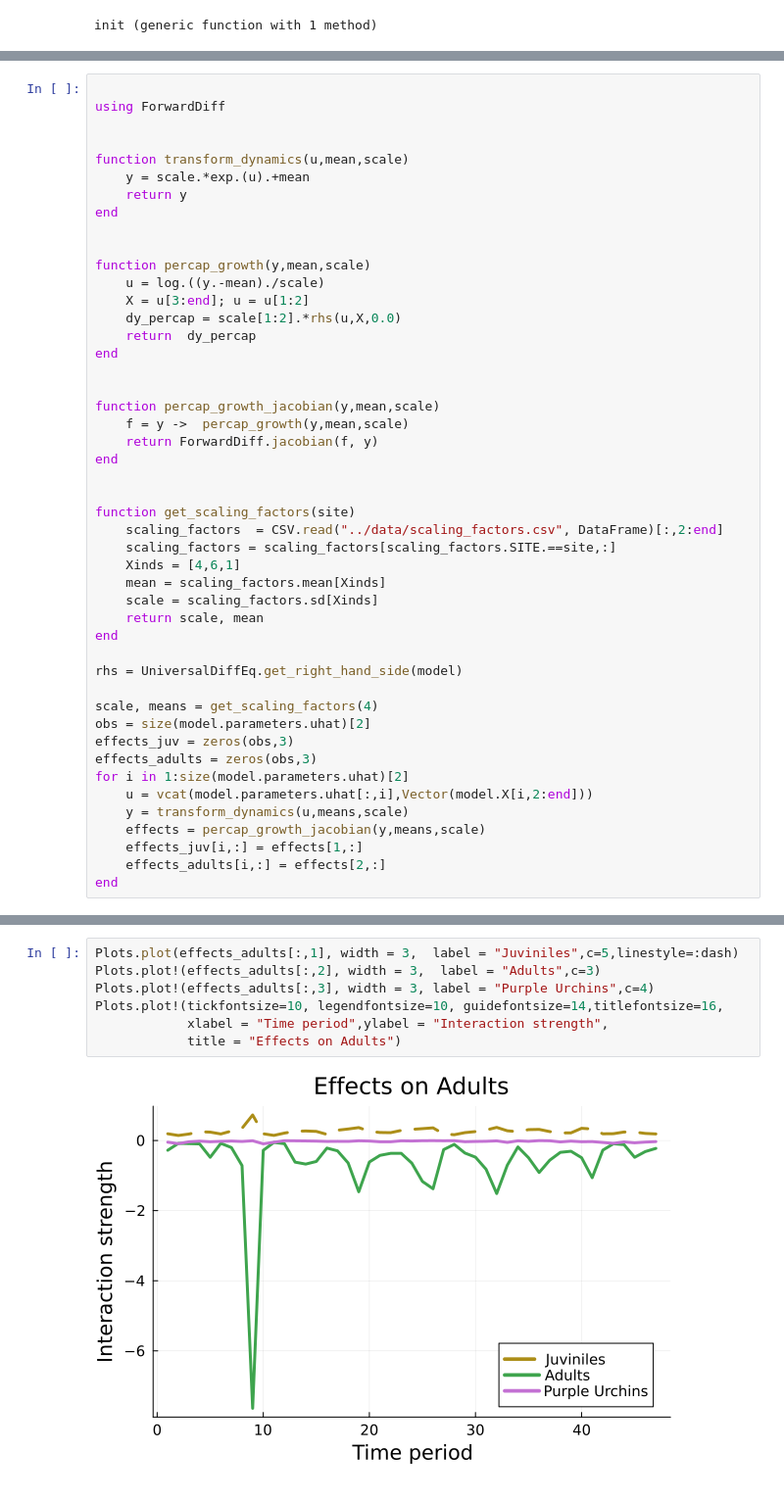
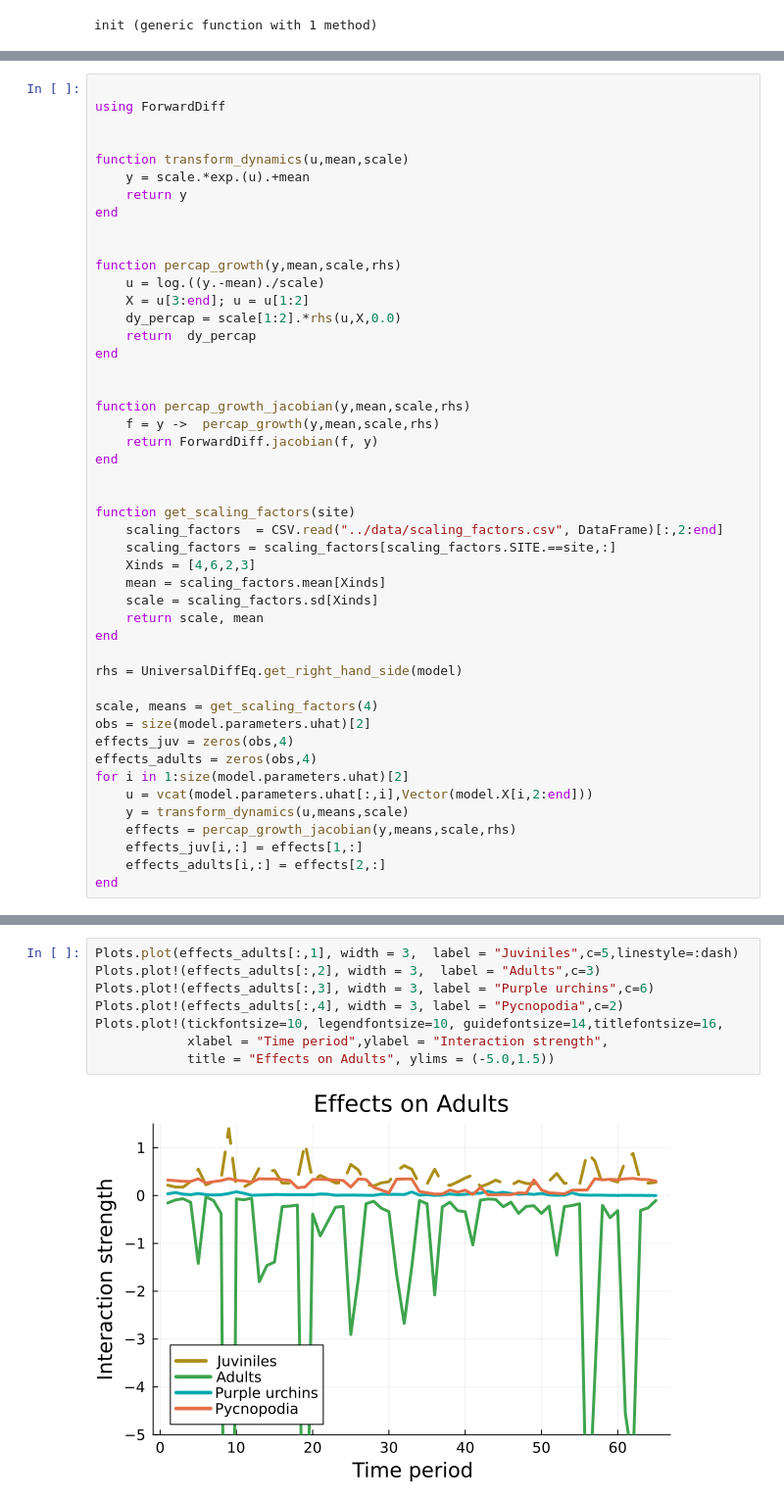
Before and after one commit to Jack-H-Buckner/SpatiallyReplicatedUDEs, a Jupyter notebook: analysis/Site_4_UDE.ipynb, the cells around one changed output, grey strips where cells are left out. Shown at 98% size. Drawn from its saved outputs; the diff is of its cells as text.

```diff
--- a/analysis/Site_4_UDE.ipynb
+++ b/analysis/Site_4_UDE.ipynb
@@ -71,7 +72,7 @@ function transform_dynamics(u,mean,scale)
 end
 
 
-function percap_growth(y,mean,scale)
+function percap_growth(y,mean,scale,rhs)
     u = log.((y.-mean)./scale)
     X = u[3:end]; u = u[1:2]
     dy_percap = scale[1:2].*rhs(u,X,0.0)
@@ -79,8 +80,8 @@ function percap_growth(y,mean,scale)
 end
 
 
-function percap_growth_jacobian(y,mean,scale)
-    f = y ->  percap_growth(y,mean,scale)
+function percap_growth_jacobian(y,mean,scale,rhs)
+    f = y ->  percap_growth(y,mean,scale,rhs)
     return ForwardDiff.jacobian(f, y)
 end
 
@@ -88,7 +89,7 @@ end
 function get_scaling_factors(site)
     scaling_factors  = CSV.read("../data/scaling_factors.csv", DataFrame)[:,2:end]
     scaling_factors = scaling_factors[scaling_factors.SITE.==site,:]
-    Xinds = [4,6,1]
+    Xinds = [4,6,2,3]
     mean = scaling_factors.mean[Xinds]
     scale = scaling_factors.sd[Xinds]
     return scale, mean
@@ -98,12 +99,12 @@ rhs = UniversalDiffEq.get_right_hand_side(model)
 
 scale, means = get_scaling_factors(4)
 obs = size(model.parameters.uhat)[2]
-effects_juv = zeros(obs,3)
-effects_adults = zeros(obs,3)
+effects_juv = zeros(obs,4)
+effects_adults = zeros(obs,4)
 for i in 1:size(model.parameters.uhat)[2]
     u = vcat(model.parameters.uhat[:,i],Vector(model.X[i,2:end]))
     y = transform_dynamics(u,means,scale)
-    effects = percap_growth_jacobian(y,means,scale)
+    effects = percap_growth_jacobian(y,means,scale,rhs)
     effects_juv[i,:] = effects[1,:]
     effects_adults[i,:] = effects[2,:]
 end
@@ -119,9 +121,10 @@ Plots.plot!(tickfontsize=10, legendfontsize=10, guidefontsize=14,titlefontsize=1
 # %%
 Plots.plot(effects_adults[:,1], width = 3,  label = "Juviniles",c=5,linestyle=:dash)
 Plots.plot!(effects_adults[:,2], width = 3,  label = "Adults",c=3)
-Plots.plot!(effects_adults[:,3], width = 3, label = "Purple Urchins",c=4)
+Plots.plot!(effects_adults[:,3], width = 3, label = "Purple urchins",c=6)
+Plots.plot!(effects_adults[:,4], width = 3, label = "Pycnopodia",c=2)
 Plots.plot!(tickfontsize=10, legendfontsize=10, guidefontsize=14,titlefontsize=16,
             xlabel = "Time period",ylabel = "Interaction strength",
-            title = "Effects on Adults")
+            title = "Effects on Adults", ylims = (-5.0,1.5))
 # %% [output]
-[figure, old version]
+[figure, new version]
```
Also changed, not shown: parts of 14 cells of this notebook, 51 other files.
